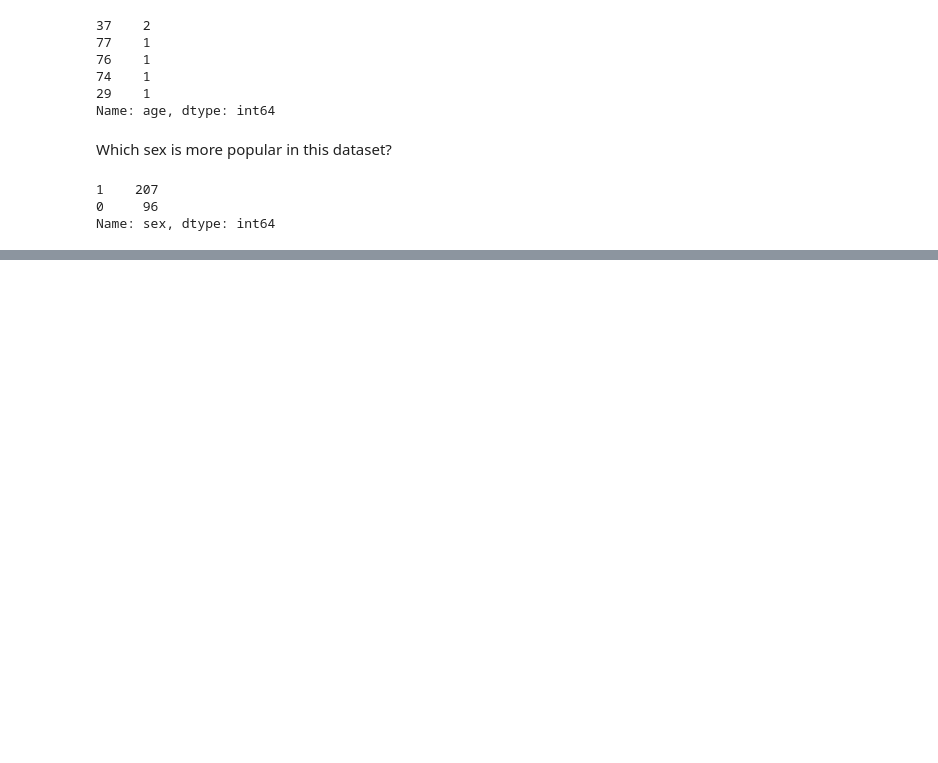
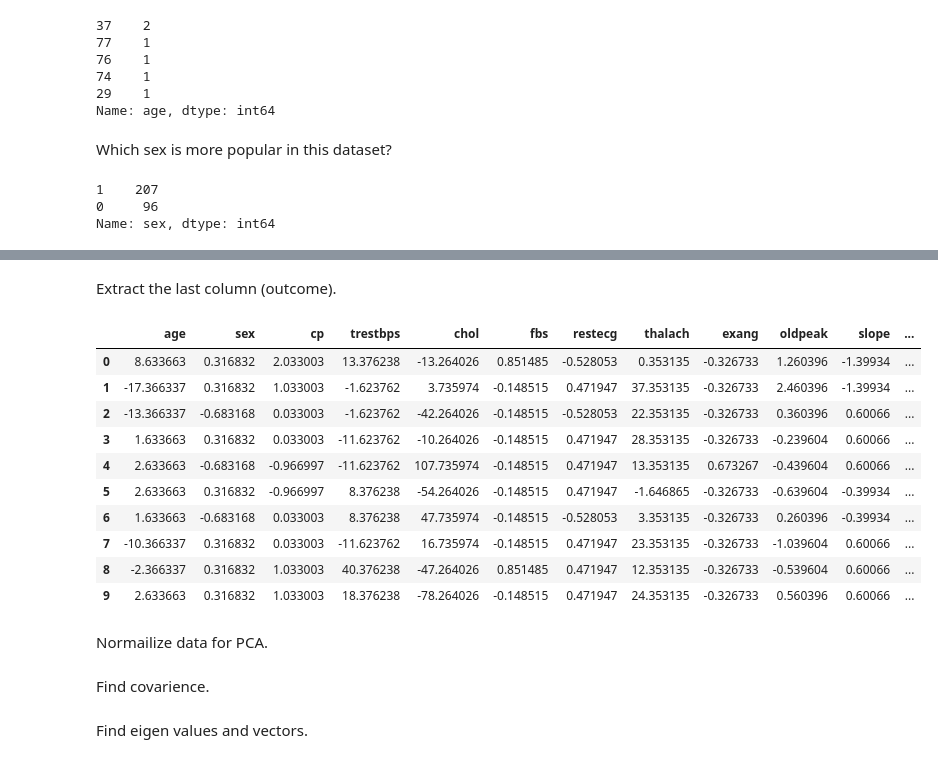
Before and after one commit to emilyallison18/heart_project, a Jupyter notebook: Heart_Data_Analysis_Notebook.ipynb, the cells around one changed output, grey strips where cells are left out. Saved outputs shown, nothing was run; the diff lists cells and outputs as text; code cells hidden in the pictures; blank space fills up the shorter version.

```diff
--- a/Heart_Data_Analysis_Notebook.ipynb
+++ b/Heart_Data_Analysis_Notebook.ipynb
@@ -146,0 +170,21 @@ Name: sex, dtype: int64
+# %% [markdown]
+Extract the last column (outcome).
+# %%
+class_label = pd.DataFrame(df.iloc[:,-1])
+class_label.columns = ['label']
+df = df.iloc[:, :-1]
+df.head(n=10)
+# %% [output]
+|  | age | sex | cp | trestbps | chol | fbs | restecg | thalach | exang | oldpeak | slope | ... |
+| 0 | 8.633663 | 0.316832 | 2.033003 | 13.376238 | -13.264026 | 0.851485 | -0.528053 | 0.353135 | -0.326733 | 1.260396 | -1.39934 | ... |
+| 1 | -17.366337 | 0.316832 | 1.033003 | -1.623762 | 3.735974 | -0.148515 | 0.471947 | 37.353135 | -0.326733 | 2.460396 | -1.39934 | ... |
+| 2 | -13.366337 | -0.683168 | 0.033003 | -1.623762 | -42.264026 | -0.148515 | -0.528053 | 22.353135 | -0.326733 | 0.360396 | 0.60066 | ... |
+| 3 | 1.633663 | 0.316832 | 0.033003 | -11.623762 | -10.264026 | -0.148515 | 0.471947 | 28.353135 | -0.326733 | -0.239604 | 0.60066 | ... |
+| 4 | 2.633663 | -0.683168 | -0.966997 | -11.623762 | 107.735974 | -0.148515 | 0.471947 | 13.353135 | 0.673267 | -0.439604 | 0.60066 | ... |
+| 5 | 2.633663 | 0.316832 | -0.966997 | 8.376238 | -54.264026 | -0.148515 | 0.471947 | -1.646865 | -0.326733 | -0.639604 | -0.39934 | ... |
+| 6 | 1.633663 | -0.683168 | 0.033003 | 8.376238 | 47.735974 | -0.148515 | -0.528053 | 3.353135 | -0.326733 | 0.260396 | -0.39934 | ... |
+| 7 | -10.366337 | 0.316832 | 0.033003 | -11.623762 | 16.735974 | -0.148515 | 0.471947 | 23.353135 | -0.326733 | -1.039604 | 0.60066 | ... |
+| 8 | -2.366337 | 0.316832 | 1.033003 | 40.376238 | -47.264026 | 0.851485 | 0.471947 | 12.353135 | -0.326733 | -0.539604 | 0.60066 | ... |
+| 9 | 2.633663 | 0.316832 | 1.033003 | 18.376238 | -78.264026 | -0.148515 | 0.471947 | 24.353135 | -0.326733 | 0.560396 | 0.60066 | ... |
+# %% [markdown]
+Normailize data for PCA.
@@ -146,0 +193,2 @@ Name: sex, dtype: int64
+# %% [markdown]
+Find covarience.
@@ -146,0 +198,2 @@ Name: sex, dtype: int64
+# %% [markdown]
+Find eigen values and vectors.
```
Also changed, not shown: parts of 16 cells of this notebook.
